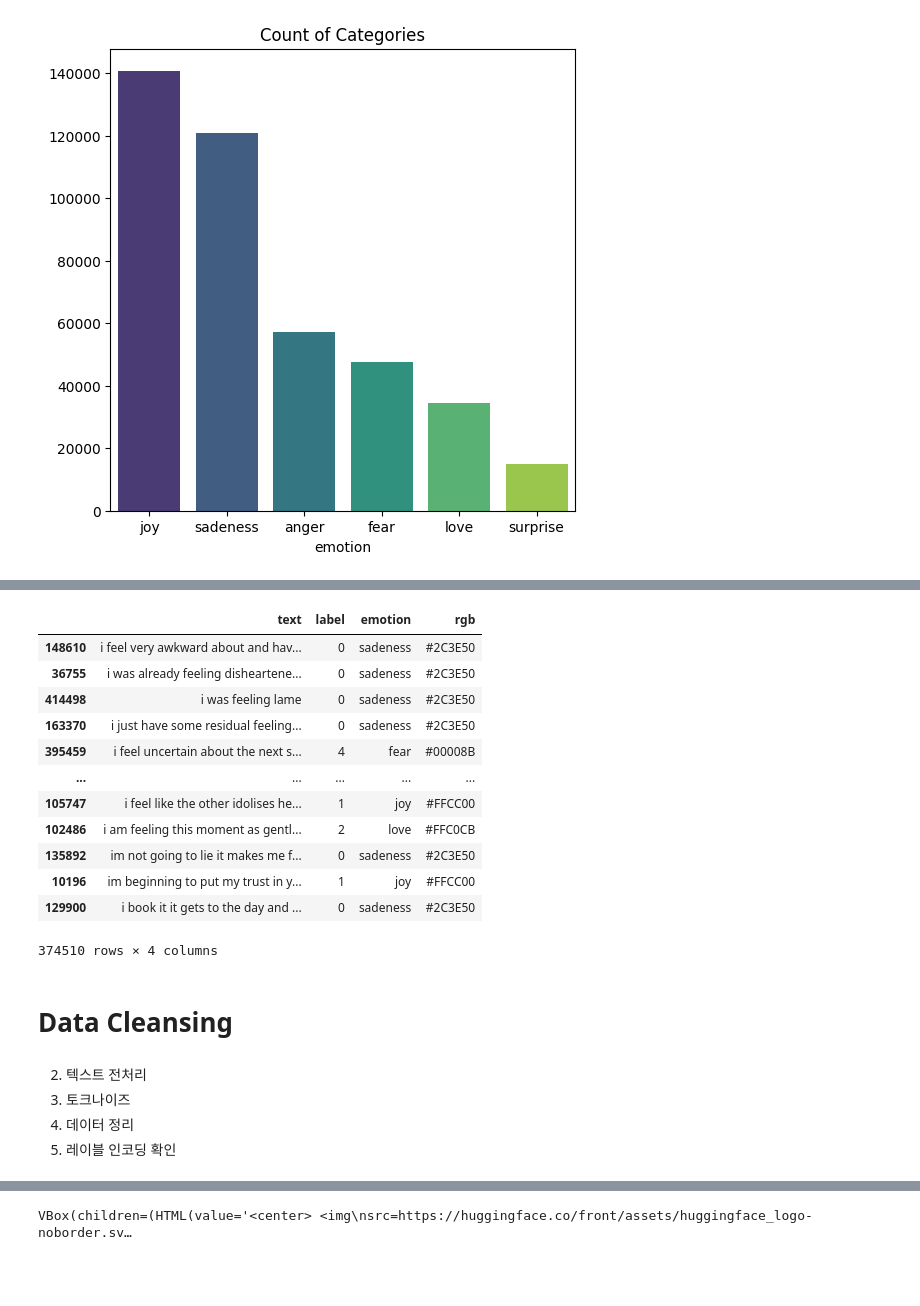
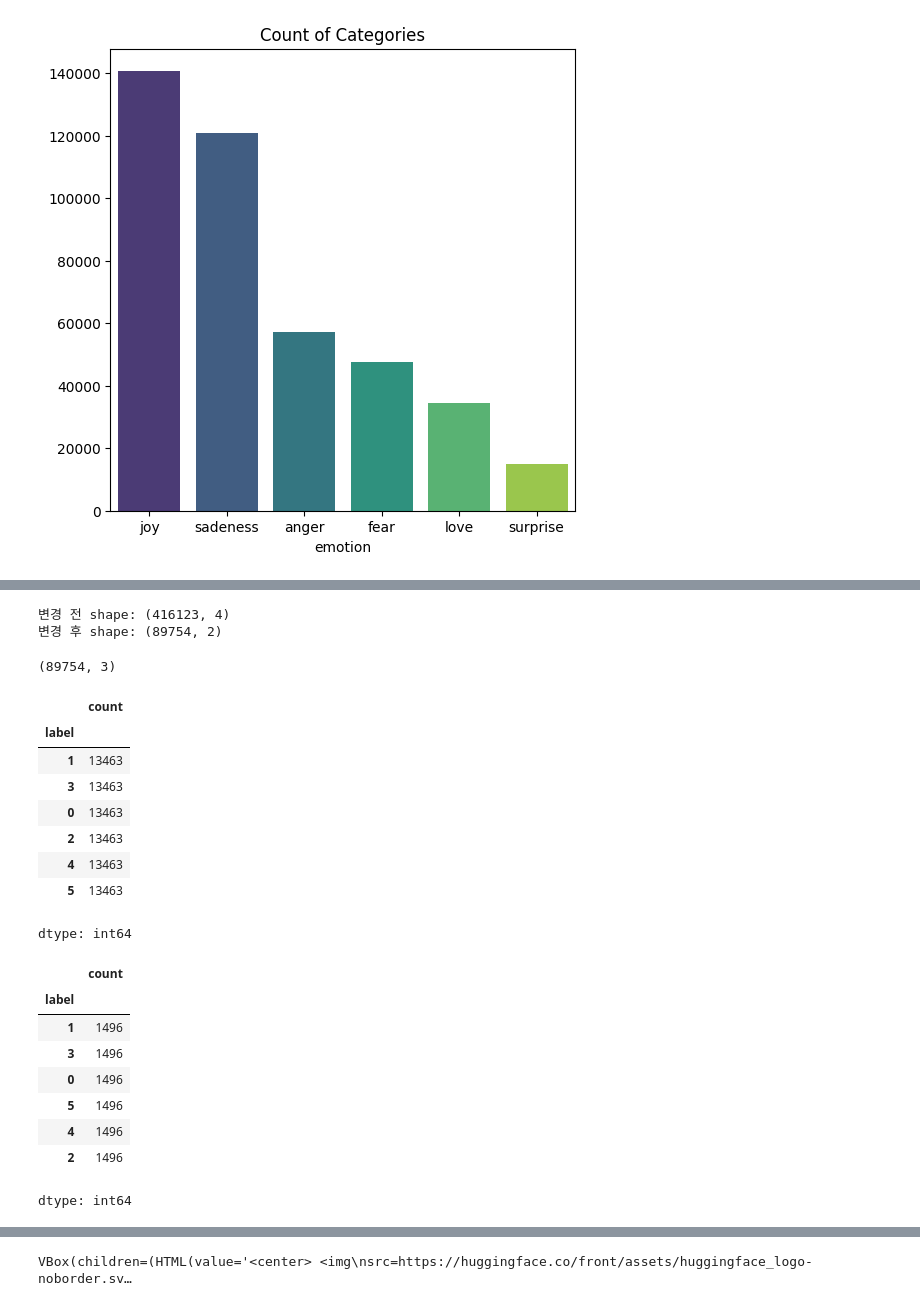
Before and after one commit to Quietseong/gemma_sprint, a Jupyter notebook: gemma_ver(token_and_sequence).ipynb, the cells around one changed output, grey strips where cells are left out. Drawn from its saved outputs; the diff is of its cells as text; code cells hidden in the pictures; blank space fills up the shorter version.

```diff
--- a/gemma_ver(token_and_sequence).ipynb
+++ b/gemma_ver(token_and_sequence).ipynb
@@ -159,0 +209,2 @@ Text(0.5, 1.0, 'Count of Categories')
+# %%
+resampled_df = pd.DataFrame({'index':X_resampled['index'].to_numpy().flatten(), 'label':y_resampled})
@@ -160,32 +223,47 @@ Text(0.5, 1.0, 'Count of Categories')
+# %%
+print("변경 전 shape:", text.shape, "\n""변경 후 shape:", resampled_df.shape)
+# %% [output]
+변경 전 shape: (416123, 4)
+변경 후 shape: (89754, 2)
+# %%
+df = resampled_df.merge(text_idx[['index', 'text', 'emotion', 'label']], on = ['index', 'label'], how = 'left')
+# %%
+df.drop(columns = 'index', inplace = True)
+df.dropna(subset=['text'], how='any', axis=0, inplace = True)
+# %%
+df.shape
+# %% [output]
+(89754, 3)
 # %%
 from sklearn.model_selection import train_test_split
-train_df, test_df = train_test_split(text, test_size = 0.1, random_state = 111)
+train_df, test_df = train_test_split(df, test_size = 0.1, random_state = 111, stratify=df['label'])
 
 train_df.to_csv('train_data.csv', index = False)
 test_df.to_csv('test_data.csv', index = False)
 # %%
-train_df
+train_df['label'].value_counts()
 # %% [output]
-|  | text | label | emotion | rgb |
-| 148610 | i feel very awkward about and hav... | 0 | sadeness | #2C3E50 |
-| 36755 | i was already feeling disheartene... | 0 | sadeness | #2C3E50 |
-| 414498 | i was feeling lame | 0 | sadeness | #2C3E50 |
-| 163370 | i just have some residual feeling... | 0 | sadeness | #2C3E50 |
-| 395459 | i feel uncertain about the next s... | 4 | fear | #00008B |
-| ... | ... | ... | ... | ... |
-| 105747 | i feel like the other idolises he... | 1 | joy | #FFCC00 |
-| 102486 | i am feeling this moment as gentl... | 2 | love | #FFC0CB |
-| 135892 | im not going to lie it makes me f... | 0 | sadeness | #2C3E50 |
-| 10196 | im beginning to put my trust in y... | 1 | joy | #FFCC00 |
-| 129900 | i book it it gets to the day and ... | 0 | sadeness | #2C3E50 |
+|  | count |
+| label |  |
+| 1 | 13463 |
+| 3 | 13463 |
+| 0 | 13463 |
+| 2 | 13463 |
+| 4 | 13463 |
+| 5 | 13463 |
-374510 rows × 4 columns
+dtype: int64
-# %% [markdown]
-# Data Cleansing
-# %% [markdown]
-2. 텍스트 전처리
-3. 토크나이즈
-4. 데이터 정리
-5. 레이블 인코딩 확인
+# %%
+test_df['label'].value_counts()
+# %% [output]
+|  | count |
+| label |  |
+| 1 | 1496 |
+| 3 | 1496 |
+| 0 | 1496 |
+| 5 | 1496 |
+| 4 | 1496 |
+| 2 | 1496 |
+dtype: int64
 # %%
 !pip install transformers
 !pip install faiss-cpu
```
Also changed, not shown: parts of 76 cells of this notebook.
